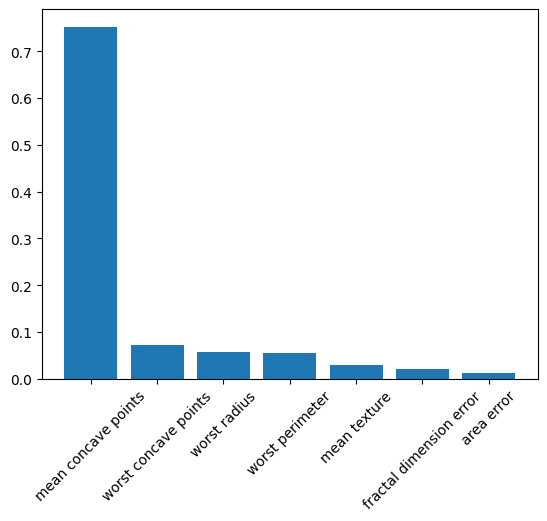
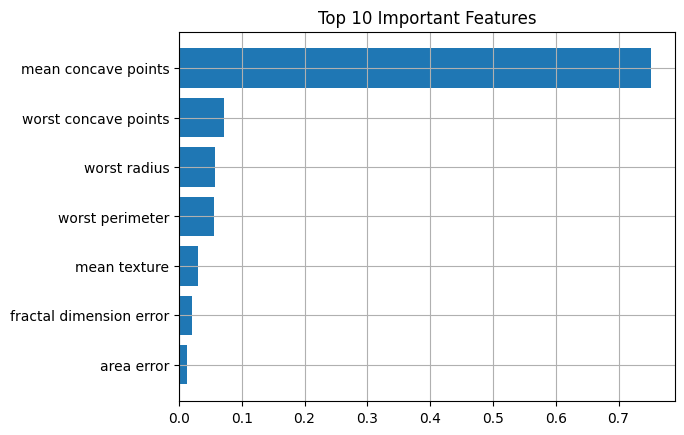
Unified diff of the notebook cell whose output changed from the first chart to the second:
--- before
+++ after
@@ -1,4 +1,6 @@
-plt.bar(df_top_features['features'], df_top_features['importance'])
+plt.barh(df_top_features['features'], df_top_features['importance'])
+plt.gca().invert_yaxis() # invert the axis --- largest on TOP
 
-plt.xticks(rotation = 45)
+plt.title("Top 10 Important Features")
+plt.grid()
 plt.show()

Commit: sysnc